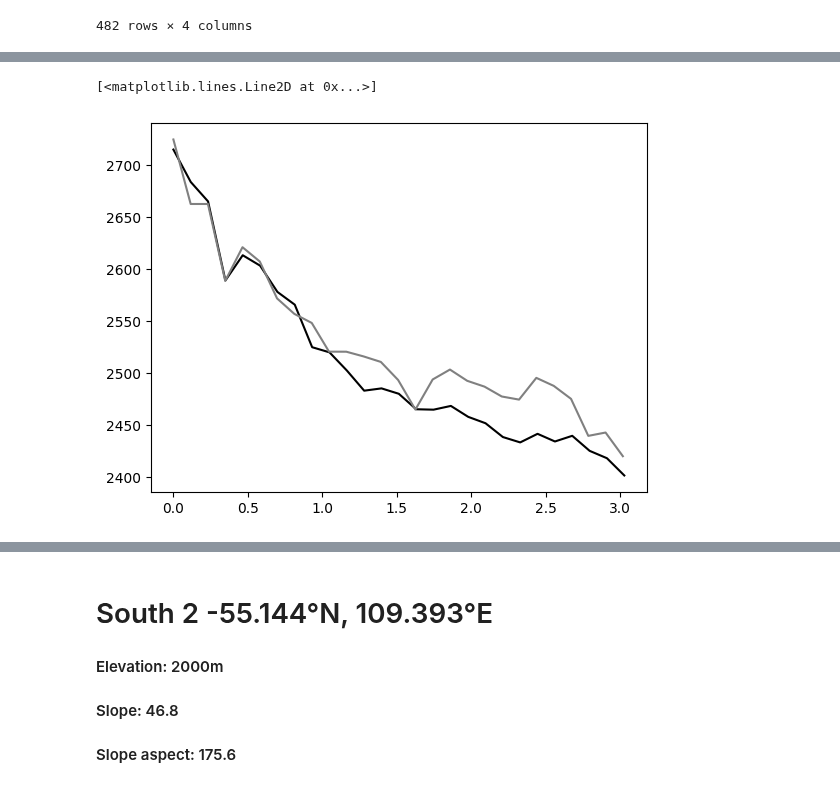
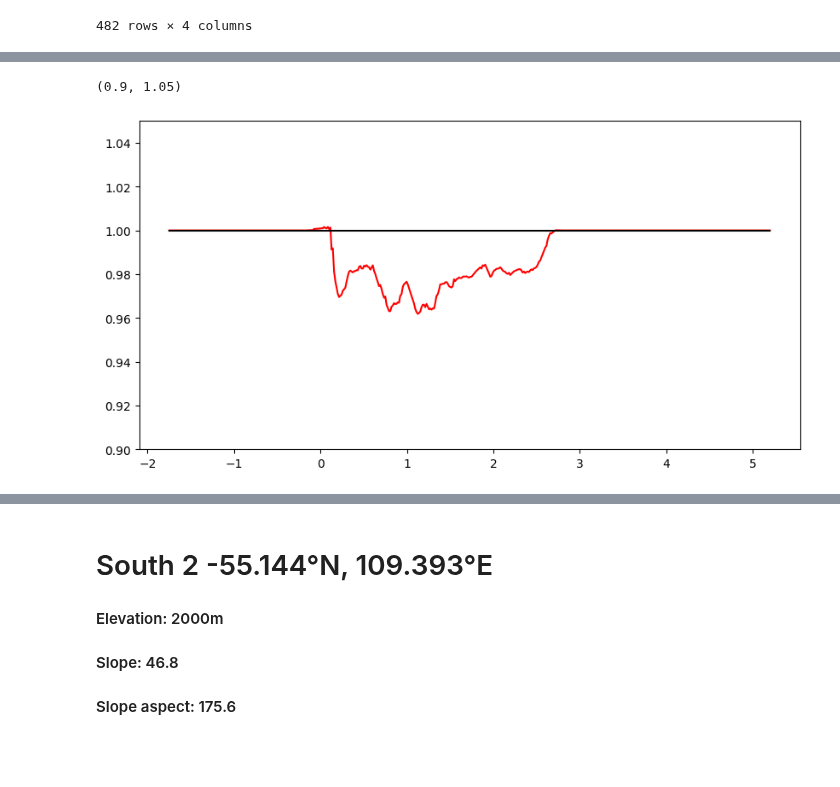
Before and after one commit to lsperezm/Martian_Icy_Scarps, a Jupyter notebook: Code/New_Scarps.ipynb, the cells around one changed output, grey strips where cells are left out. Saved outputs shown, nothing was run; the diff lists cells and outputs as text; code cells hidden in the pictures; blank space fills up the shorter version.

```diff
--- a/Code/New_Scarps.ipynb
+++ b/Code/New_Scarps.ipynb
@@ -561,7 +553,8 @@ elevS1_hr = fS1(meandistS1_hr)
-# %%
-plt.plot(mean_distS1, mean_elevS1,color='black')
-plt.plot(distS1_1,elevationS1_1,color='gray')
-#plt.plot(meandistS1_hr,elevS1_hr,color='red')
-# %% [output]
-[<matplotlib.lines.Line2D at 0x...>]
-[figure, removed]
+# %%
+fig,ax = plt.subplots( figsize=(10, 5))
+ax.plot(distS1_cont-1.75, (elevationS1_cont-16)/(continuum-16), color='red', linewidth=1.5)
+ax.plot(distS1_cont-1.75,(continuum-16)/(continuum-16),color='black')
+ax.set_ylim(0.9,1.05)
+# %% [output]
+(0.9, 1.05)
+[figure, added]
```
Also changed, not shown: parts of 13 cells of this notebook, 1 other file.
